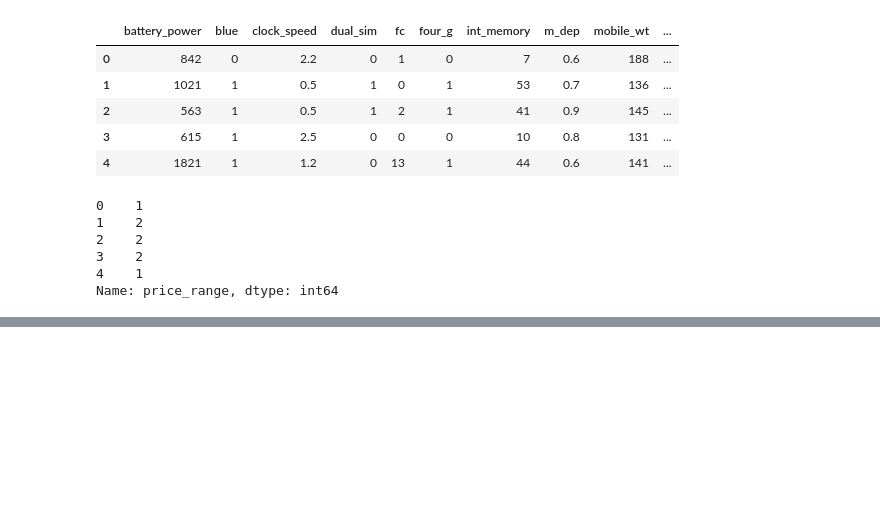
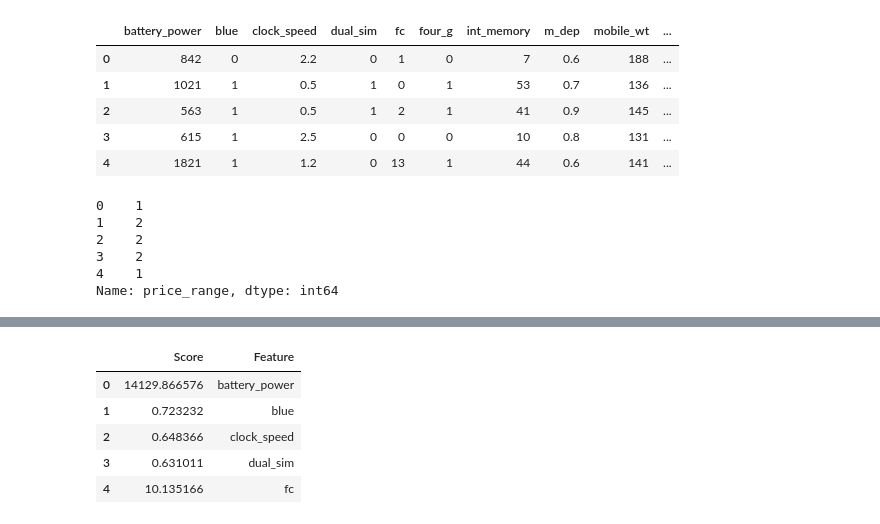
Before and after one commit to mayurimamdi/MobilePricePred, a Jupyter notebook: notebook/EDA.ipynb, the cells around one changed output, grey strips where cells are left out. Saved outputs shown, nothing was run; the diff lists cells and outputs as text; code cells hidden in the pictures; blank space fills up the shorter version.

```diff
--- a/notebook/EDA.ipynb
+++ b/notebook/EDA.ipynb
@@ -38,0 +83,9 @@ Name: price_range, dtype: int64
+# %%
+dfs.head()
+# %% [output]
+|  | Score | Feature |
+| 0 | 14129.866576 | battery_power |
+| 1 | 0.723232 | blue |
+| 2 | 0.648366 | clock_speed |
+| 3 | 0.631011 | dual_sim |
+| 4 | 10.135166 | fc |
```
Also changed, not shown: parts of 14 cells of this notebook.
